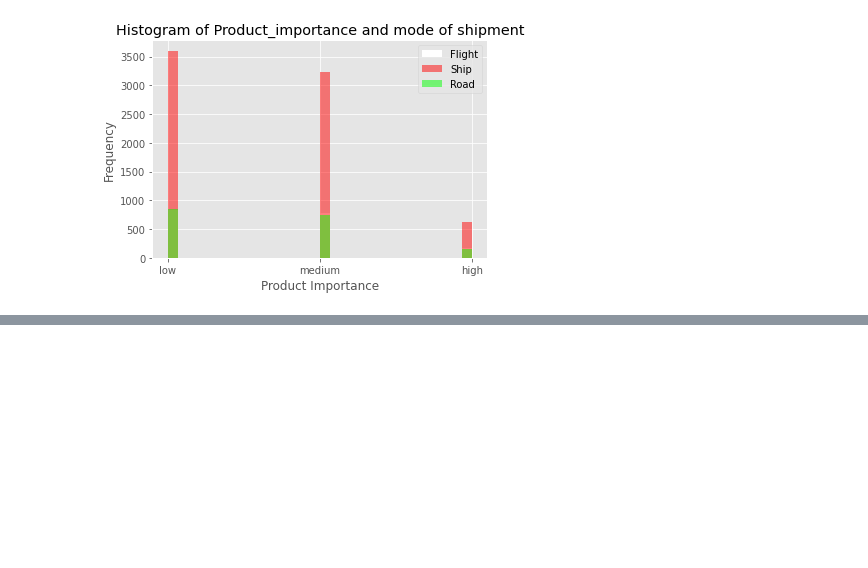
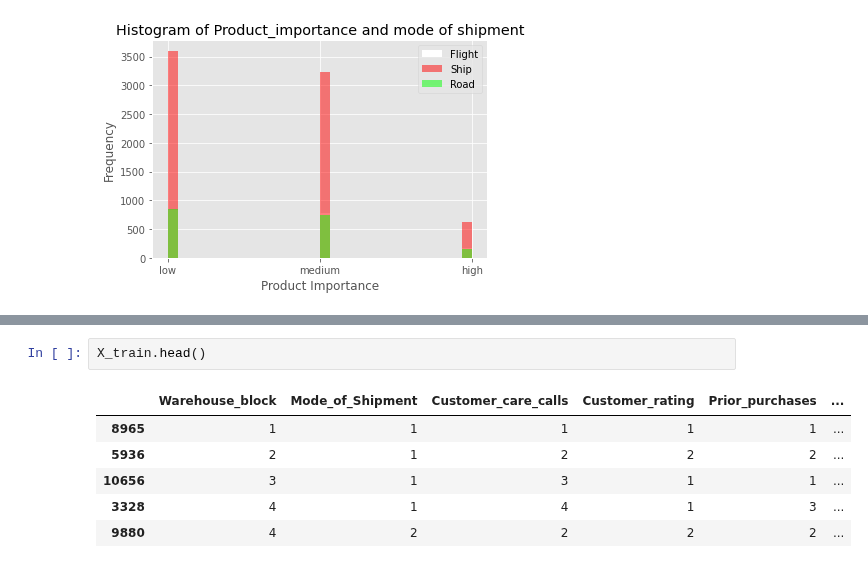
Before and after one commit to Riab22209/CE880-Case-Study-repository, a Jupyter notebook: EDA.ipynb, the cells around one changed output, grey strips where cells are left out. Drawn from its saved outputs; the diff is of its cells as text; blank space fills up the shorter version.

```diff
--- a/EDA.ipynb
+++ b/EDA.ipynb
@@ -108,0 +233,9 @@ print("Outliers: ",data_bening[(data_bening.radius_mean < lower_bound) | (data_b
+# %%
+X_train.head()
+# %% [output]
+|  | Warehouse_block | Mode_of_Shipment | Customer_care_calls | Customer_rating | Prior_purchases | ... |
+| 8965 | 1 | 1 | 1 | 1 | 1 | ... |
+| 5936 | 2 | 1 | 2 | 2 | 2 | ... |
+| 10656 | 3 | 1 | 3 | 1 | 1 | ... |
+| 3328 | 4 | 1 | 4 | 1 | 3 | ... |
+| 9880 | 4 | 2 | 2 | 2 | 2 | ... |
```
Also changed, not shown: parts of 21 cells of this notebook.
